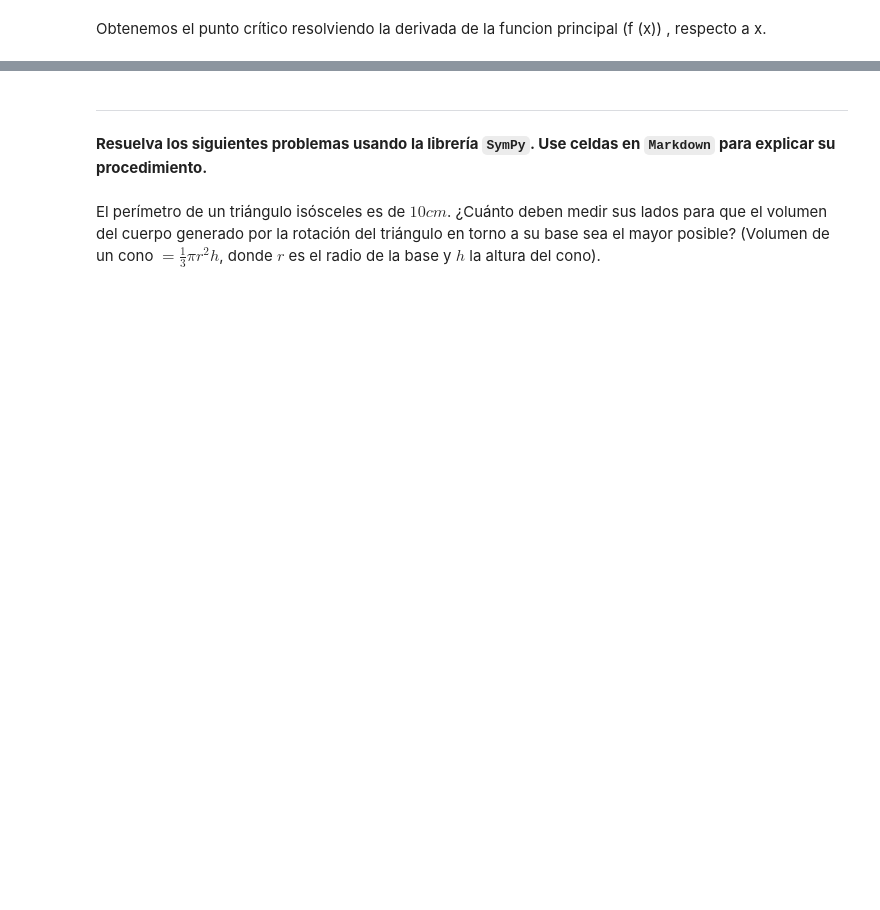
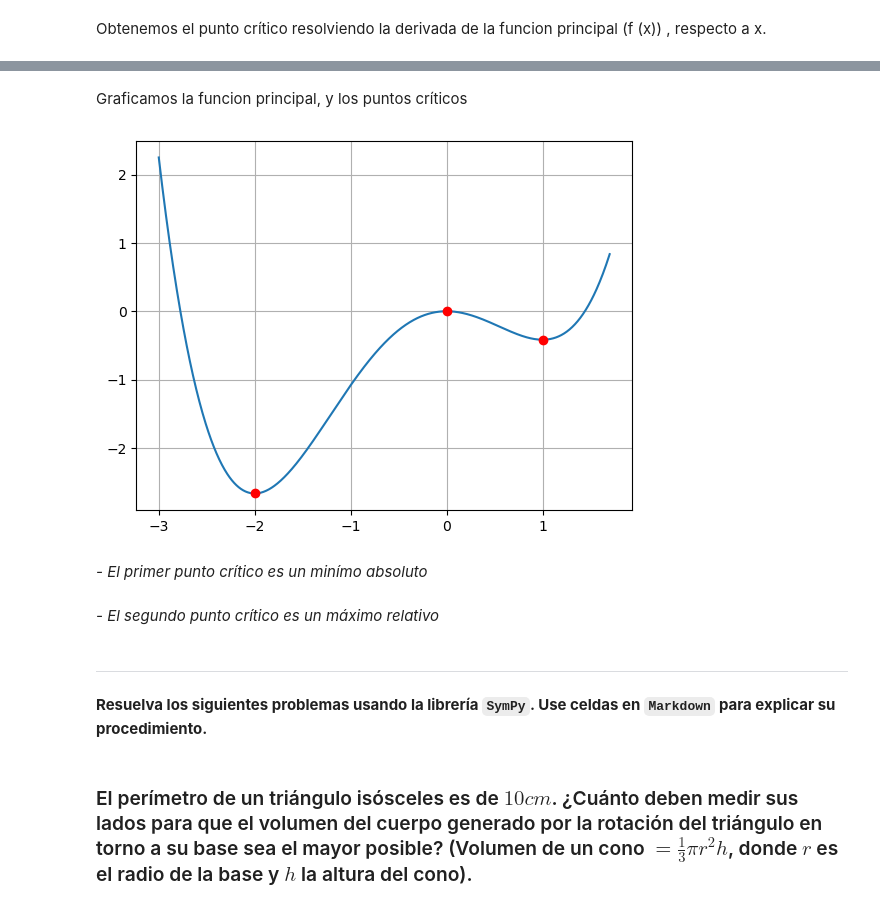
Before and after one commit to KevAyala/SimulacionMatematica, a Jupyter notebook: A02 - Sympy.ipynb, the cells around one changed output, grey strips where cells are left out. Saved outputs shown, nothing was run; the diff lists cells and outputs as text; code cells hidden in the pictures; blank space fills up the shorter version.

```diff
--- a/A02 - Sympy.ipynb
+++ b/A02 - Sympy.ipynb
@@ -136,0 +185,3 @@ $f(x)=\frac{1}{4}x^4+\frac{1}{3}x^3-x^2$ en el intervalo $[-3,1.7]$
+# %%
+def df(x):
+    return (1*x**3 + 1*x**2 - 2*x)
@@ -137,5 +195,23 @@ $f(x)=\frac{1}{4}x^4+\frac{1}{3}x^3-x^2$ en el intervalo $[-3,1.7]$
+# %% [markdown]
+Graficamos la funcion principal, y los puntos críticos
+# %%
+xn = np.linspace(-3, 1.7, 1000)
+yn = f(xn)
+
+plt.figure()
+plt.plot(xn, yn)
+plt.plot(pc[0], f(pc[0]), "or")
+plt.plot(pc[1], f(pc[1]), "or")
+plt.plot(pc[2], f(pc[2]), "or")
+plt.grid()
+# %% [output]
+[figure, added]
+# %% [markdown]
+*- El primer punto crítico es un minímo absoluto*
+# %% [markdown]
+*- El segundo punto crítico es un máximo relativo*
 # %% [markdown]
 ---
 **Resuelva los siguientes problemas usando la librería `SymPy`. Use celdas en `Markdown` para explicar su procedimiento.**
 # %% [markdown]
-El perímetro de un triángulo isósceles es de $10 cm$. ¿Cuánto deben medir sus lados para que el volumen del cuerpo generado por la rotación del triángulo en torno a su base sea el mayor posible? (Volumen de un cono $= \frac{1}{3}\pi r^2 h$, donde $r$ es el radio de la base y $h$ la altura del cono).
+### El perímetro de un triángulo isósceles es de $10 cm$. ¿Cuánto deben medir sus lados para que el volumen del cuerpo generado por la rotación del triángulo en torno a su base sea el mayor posible? (Volumen de un cono $= \frac{1}{3}\pi r^2 h$, donde $r$ es el radio de la base y $h$ la altura del cono).
```
Also changed, not shown: parts of 66 cells of this notebook.
